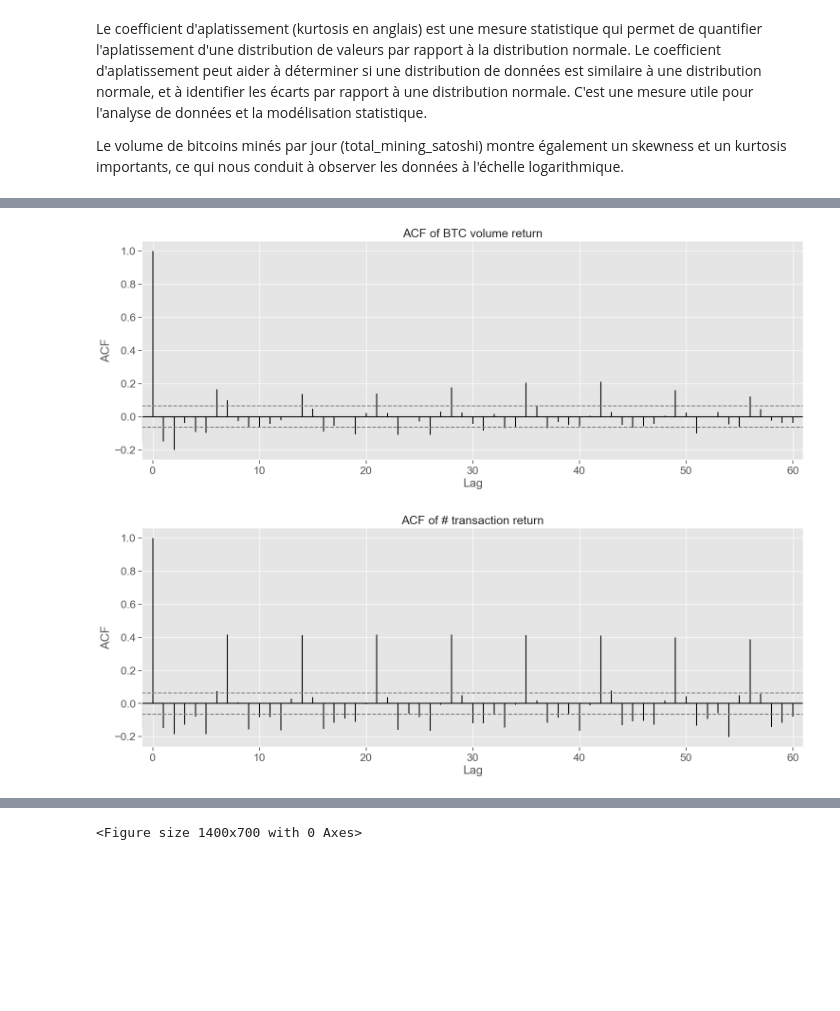
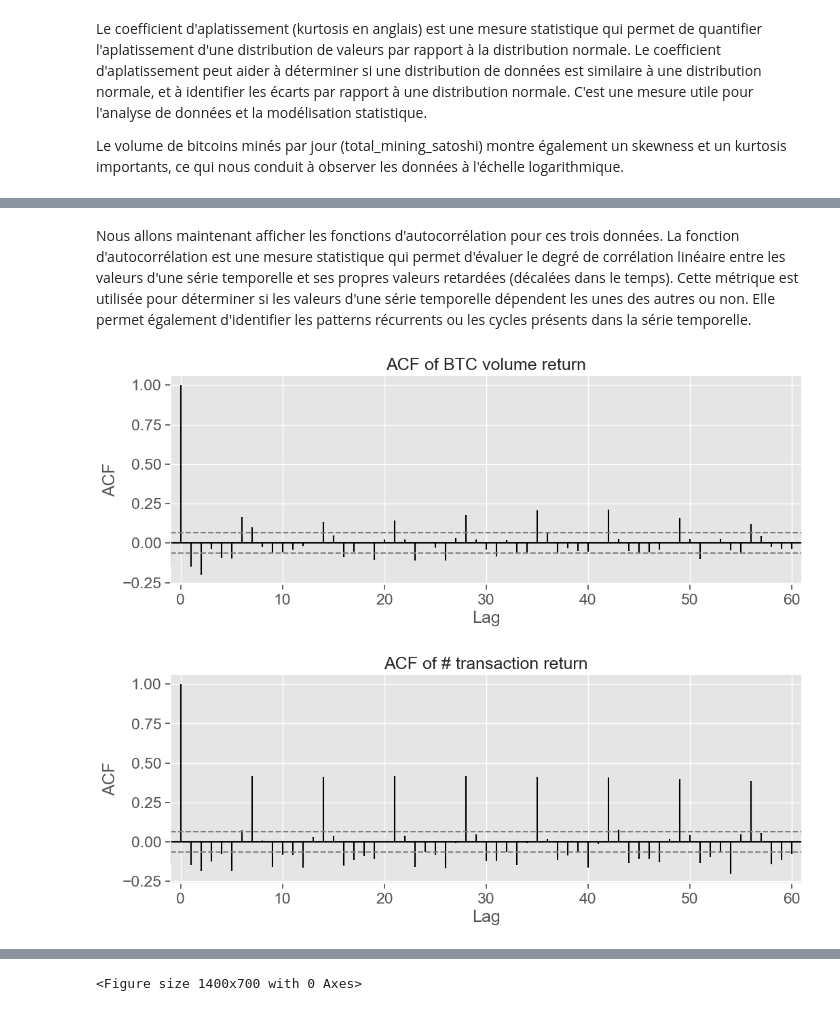
Before and after one commit to trsdimi/big-data, a Jupyter notebook: main.ipynb, the cells around one changed output, grey strips where cells are left out. Saved outputs shown, nothing was run; the diff lists cells and outputs as text; code cells hidden in the pictures; blank space fills up the shorter version.

```diff
--- a/main.ipynb
+++ b/main.ipynb
@@ -200,34 +226,36 @@ Text(0.5, 1.0, 'Daily return of bitcoin price')
+# %% [markdown]
+Nous allons maintenant afficher les fonctions d'autocorrélation pour ces trois données. La fonction d'autocorrélation est une mesure statistique qui permet d'évaluer le degré de corrélation linéaire entre les valeurs d'une série temporelle et ses propres valeurs retardées (décalées dans le temps). Cette métrique est utilisée pour déterminer si les valeurs d'une série temporelle dépendent les unes des autres ou non. Elle permet également d'identifier les patterns récurrents ou les cycles présents dans la série temporelle.
 # %%
 data = np.log(global_data.volume_without_self).diff(1).shift(0).to_numpy()
 data[0] = 0
 
-plt.subplots(figsize=(18, 6))
+plt.subplots(figsize=(12, 4))
 
 # adding plot annotations
 plt.title('ACF of BTC volume return')
 plt.ylabel('ACF')
 plt.xlabel('Lag')
 
 # plotting the Autocorrelation plot
 plt.acorr(data, maxlags = 60, usevlines= True, color='black')
 plt.xlim([-1, 61])
 
 # adding the dotted line for 95% confidence interval
 ci = 1.96 / np.sqrt(len(data))
 plt.axhline(y=ci, linestyle='--', color='gray')
 plt.axhline(y=-ci, linestyle='--', color='gray')
 
 # displaying the plot
 plt.grid(True)
 
 plt.show()
 # %% [output]
-[figure, old version]
+[figure, new version]
 # %%
 data = np.log(global_data.nb_transactions).diff(1).shift(0).to_numpy()
 data[0] = 0
 
-plt.subplots(figsize=(18, 6))
+plt.subplots(figsize=(12, 4))
 
 # adding plot annotations
 plt.title('ACF of # transaction return')
@@ -248,7 +276,7 @@ plt.grid(True)
 
 plt.show()
 # %% [output]
-[figure, old version]
+[figure, new version]
 # %%
 data = np.log(external_data.PriceUSD).diff(1).shift(0).to_numpy()
 data[0] = 0
```
Also changed, not shown: parts of 14 cells of this notebook.
